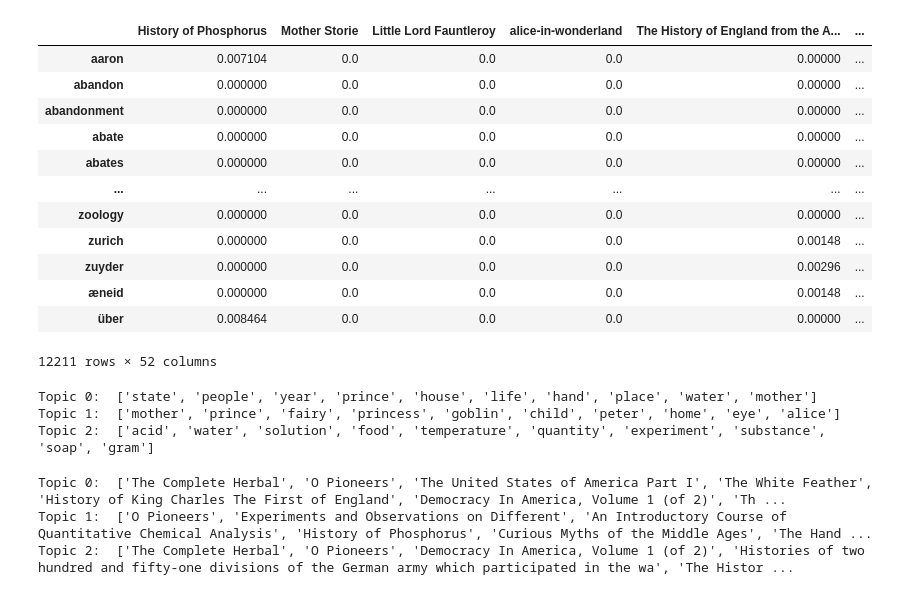
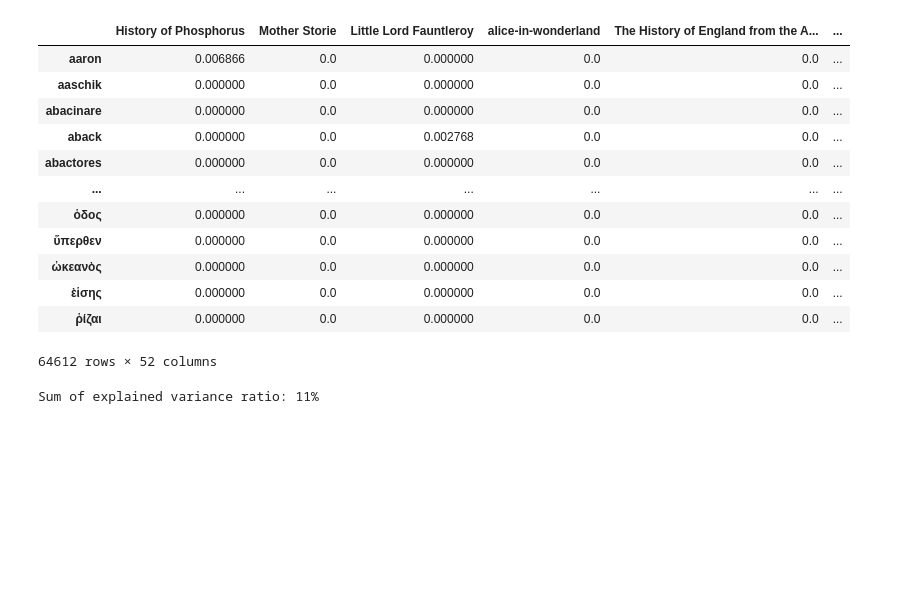
Before and after one commit to ImadEpi/Projects, a Jupyter notebook: Topic_modeling.ipynb, the cells around one changed output. Saved outputs shown, nothing was run; the diff lists cells and outputs as text; code cells hidden in the pictures; blank space fills up the shorter version.

```diff
--- a/Topic_modeling.ipynb
+++ b/Topic_modeling.ipynb
@@ -109,24 +116,25 @@ text_files = glob.glob(f"{directory_path}/*.txt")
 text_files = glob.glob("/users/imad/C-DAT-500-PAR-2-1-nlp-imad.bendada/*.txt")
 text_titles = [Path(text).stem for text in text_files]
 # %%
-tfidf_vectorizer = TfidfVectorizer(input='filename',min_df = 3, max_df = 3000, stop_words='english')
-tfidf_vector = tfidf_vectorizer.fit_transform(text_files)
-tfidf_df = pd.DataFrame(tfidf_vector.toarray(), index=text_titles, columns=tfidf_vectorizer.get_feature_names()).T
+vect = TfidfVectorizer(input='filename',min_df = 1, max_df = 0.3
+
+                       , stop_words='english')
+vect_text = vect.fit_transform(text_files)
+df = pd.DataFrame(vect_text.toarray(), index=text_titles, columns=vect.get_feature_names()).T
+df
+# %% [output]
+|  | History of Phosphorus | Mother Storie | Little Lord Fauntleroy | alice-in-wonderland | The History of England from the A... | ... |
+| aaron | 0.006866 | 0.0 | 0.000000 | 0.0 | 0.0 | ... |
+| aaschik | 0.000000 | 0.0 | 0.000000 | 0.0 | 0.0 | ... |
+| abacinare | 0.000000 | 0.0 | 0.000000 | 0.0 | 0.0 | ... |
+| aback | 0.000000 | 0.0 | 0.002768 | 0.0 | 0.0 | ... |
+| abactores | 0.000000 | 0.0 | 0.000000 | 0.0 | 0.0 | ... |
+| ... | ... | ... | ... | ... | ... | ... |
+| ὁδος | 0.000000 | 0.0 | 0.000000 | 0.0 | 0.0 | ... |
+| ὕπερθεν | 0.000000 | 0.0 | 0.000000 | 0.0 | 0.0 | ... |
+| ὠκεανὸς | 0.000000 | 0.0 | 0.000000 | 0.0 | 0.0 | ... |
+| ὲἱσης | 0.000000 | 0.0 | 0.000000 | 0.0 | 0.0 | ... |
+| ῥίζαι | 0.000000 | 0.0 | 0.000000 | 0.0 | 0.0 | ... |
+64612 rows × 52 columns
-# %%
-tfidf_df
-# %% [output]
-|  | History of Phosphorus | Mother Storie | Little Lord Fauntleroy | alice-in-wonderland | The History of England from the A... | ... |
-| aaron | 0.007104 | 0.0 | 0.0 | 0.0 | 0.00000 | ... |
-| abandon | 0.000000 | 0.0 | 0.0 | 0.0 | 0.00000 | ... |
-| abandonment | 0.000000 | 0.0 | 0.0 | 0.0 | 0.00000 | ... |
-| abate | 0.000000 | 0.0 | 0.0 | 0.0 | 0.00000 | ... |
-| abates | 0.000000 | 0.0 | 0.0 | 0.0 | 0.00000 | ... |
-| ... | ... | ... | ... | ... | ... | ... |
-| zoology | 0.000000 | 0.0 | 0.0 | 0.0 | 0.00000 | ... |
-| zurich | 0.000000 | 0.0 | 0.0 | 0.0 | 0.00148 | ... |
-| zuyder | 0.000000 | 0.0 | 0.0 | 0.0 | 0.00296 | ... |
-| æneid | 0.000000 | 0.0 | 0.0 | 0.0 | 0.00148 | ... |
-| über | 0.008464 | 0.0 | 0.0 | 0.0 | 0.00000 | ... |
-12211 rows × 52 columns
 # %%
 
@@ -138,13 +143,0 @@ V_transpose = lsa.components_.T
-# %%
-# Print the topics with their terms
-terms = tfidf_vectorizer.get_feature_names()
-
-for index, component in enumerate(lsa.components_):
-    zipped = zip(terms, component)
-    top_terms_key=sorted(zipped, key = lambda t: t[1], reverse=True)[:10]
-    top_terms_list=list(dict(top_terms_key).keys())
-    print("Topic "+str(index)+": ",top_terms_list)
-# %% [output]
-Topic 0:  ['state', 'people', 'year', 'prince', 'house', 'life', 'hand', 'place', 'water', 'mother']
-Topic 1:  ['mother', 'prince', 'fairy', 'princess', 'goblin', 'child', 'peter', 'home', 'eye', 'alice']
-Topic 2:  ['acid', 'water', 'solution', 'food', 'temperature', 'quantity', 'experiment', 'substance', 'soap', 'gram']
@@ -160,13 +144,5 @@ Topic 2:  ['acid', 'water', 'solution', 'food', 'temperature', 'quantity', 'expe
-# %%
-# Print the topics with their terms
-books = text_titles
-
-for index, component in enumerate(lsa.components_):
-    zipped = zip(books, component)
-    top_terms_key=sorted(zipped, key = lambda t: t[1], reverse=True)
-    top_terms_list=list(dict(top_terms_key).keys())
-    print("Topic "+str(index)+": ",top_terms_list)
-# %% [output]
-Topic 0:  ['The Complete Herbal', 'O Pioneers', 'The United States of America Part I', 'The White Feather', 'History of King Charles The First of England', 'Democracy In America, Volume 1 (of 2)', 'Th ...
-Topic 1:  ['O Pioneers', 'Experiments and Observations on Different', 'An Introductory Course of Quantitative Chemical Analysis', 'History of Phosphorus', 'Curious Myths of the Middle Ages', 'The Hand ...
-Topic 2:  ['The Complete Herbal', 'O Pioneers', 'Democracy In America, Volume 1 (of 2)', 'Histories of two hundred and fifty-one divisions of the German army which participated in the wa', 'The Histor ...
+# %%
+explained_variance = lsa_model.explained_variance_ratio_.sum()
+print("Sum of explained variance ratio: %d%%" % (int(explained_variance * 100)))
+# %% [output]
+Sum of explained variance ratio: 11%
```
Also changed, not shown: parts of 10 cells of this notebook, 1 other file.
